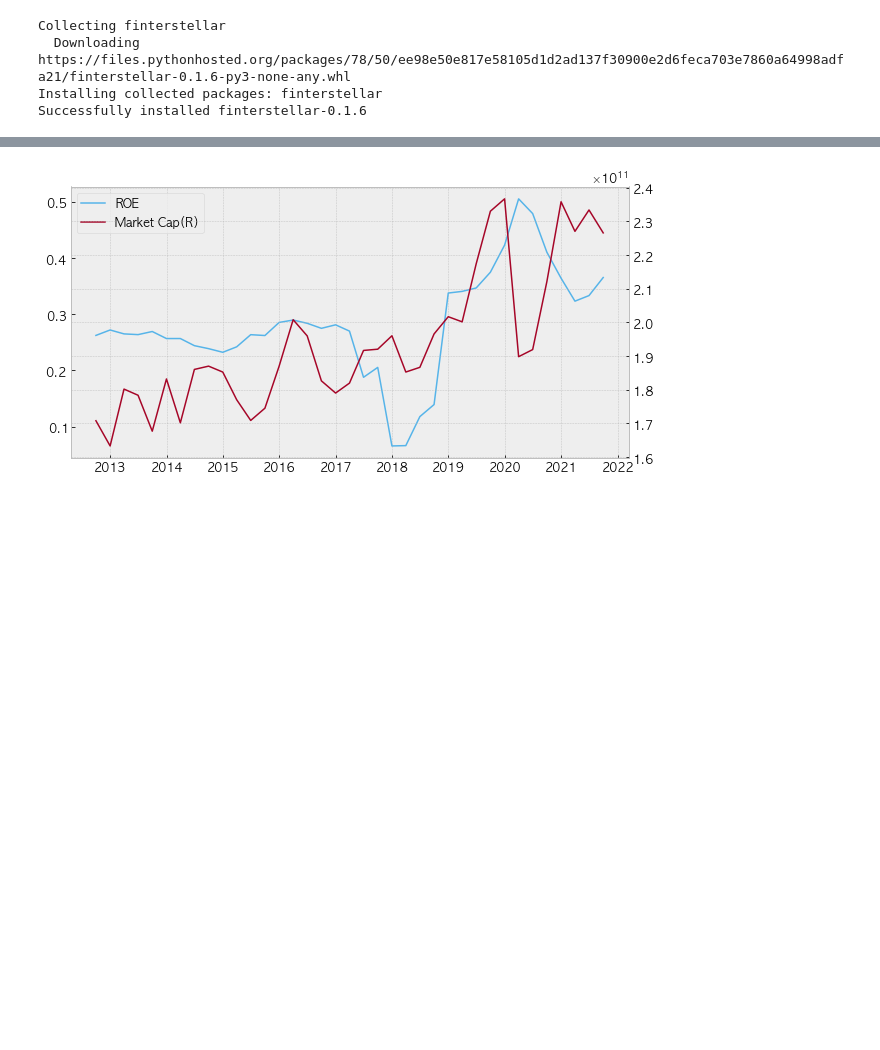
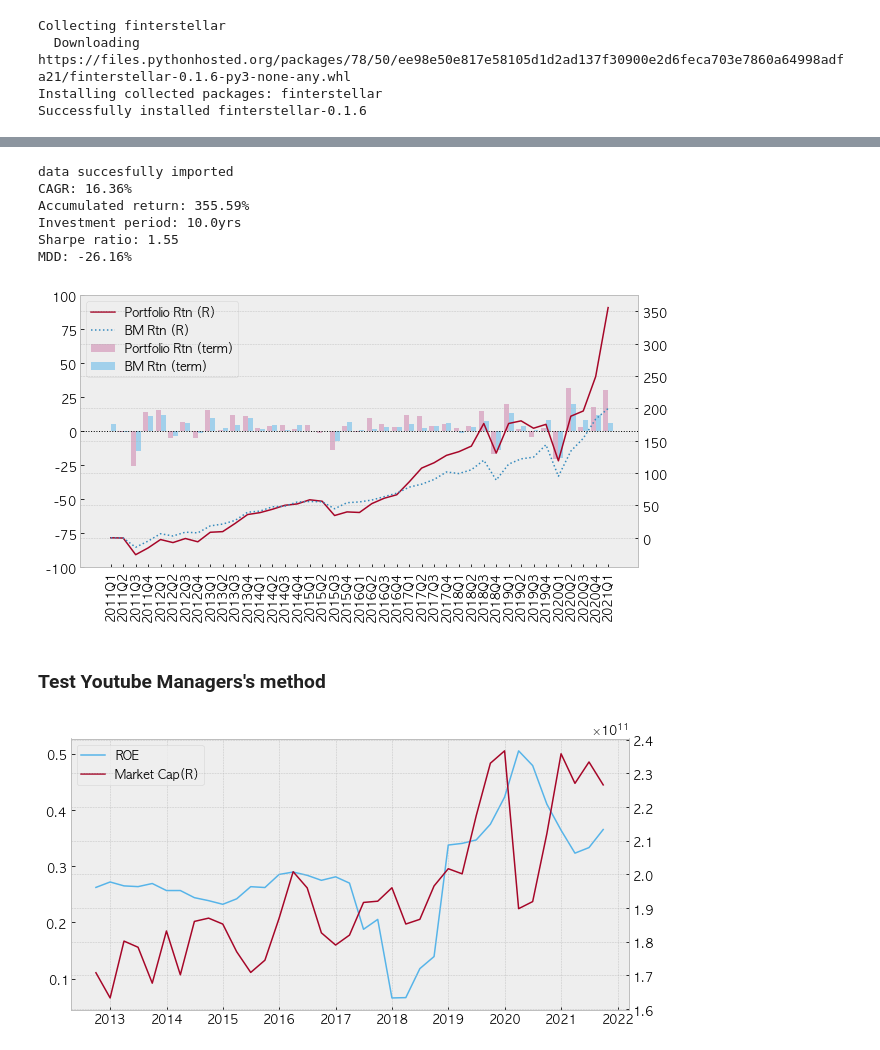
Before and after one commit to snoop2head/finterstellar-study, a Jupyter notebook: ch7_1.ipynb, the cells around one changed output, grey strips where cells are left out. Cells and saved outputs as stored; diff of their text form; code cells hidden in the pictures; blank space fills up the shorter version.

```diff
--- a/ch7_1.ipynb
+++ b/ch7_1.ipynb
@@ -32,3 +97,20 @@ df.head()
+# %%
+df_magic_formula_greenblatt = magic_formula_backtest(
+    price_factor='ROC',
+    quality_factor='EV/EBIT',
+    factor_function=factor_as_greenblatt
+    )
+fs.draw_return(df_magic_formula_greenblatt)
+# %% [output]
+data succesfully imported
+CAGR: 16.36%
+Accumulated return: 355.59%
+Investment period: 10.0yrs
+Sharpe ratio: 1.55
+MDD: -26.16%
+[figure, added]
+# %% [markdown]
+### Test Youtube Managers's method
 # %%
 # quality factor
 df["ROE"] = df["Net Income"] / (df['Total Assets'] - df['Total Liabilities'])
```
Also changed, not shown: parts of 9 cells of this notebook, 1 other file.
